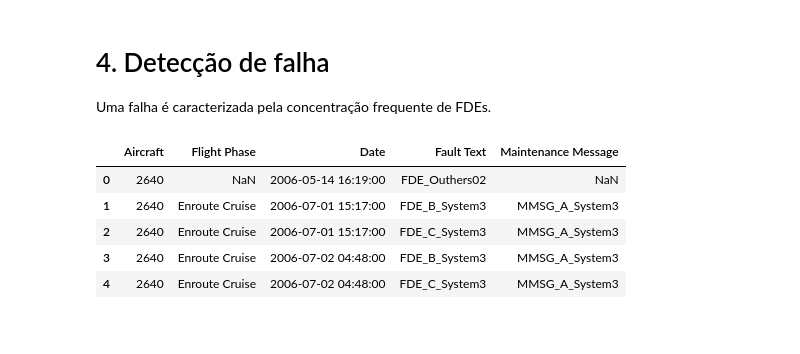
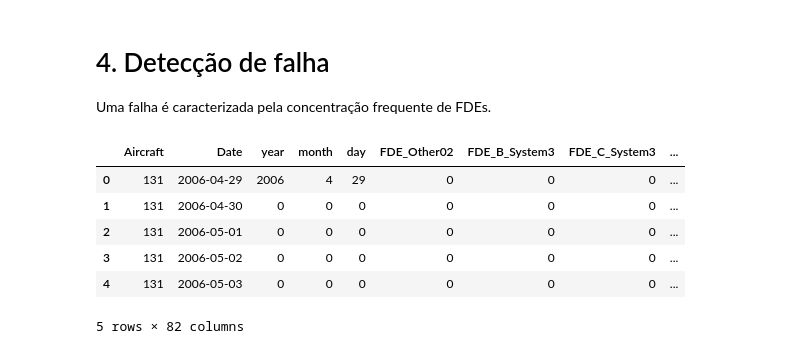
Before and after one commit to marcellyhc/CAP---394-Introdution-to-Data-Science, a Jupyter notebook: v01_TrabalhoFinal_DataScience.ipynb, the cells around one changed output. Saved outputs shown, nothing was run; the diff lists cells and outputs as text; code cells hidden in the pictures.

```diff
--- a/v01_TrabalhoFinal_DataScience.ipynb
+++ b/v01_TrabalhoFinal_DataScience.ipynb
@@ -228,3 +250,30 @@ df_FDE_All = df_FDE_All.fillna(0)
+# %%
+# Preenche as datas faltantes
+
+df_FDE_All['Date'] = pd.to_datetime(df_FDE_All.Date)
+
+df_FDE_All = df_FDE_All.set_index('Date')
+
+df_FDE_All = df_FDE_All.groupby('Aircraft').resample('d')['year', 'month', 'day', 'FDE_Other02', 'FDE_B_System3',
+       'FDE_C_System3', 'FDE_C_System4', 'FDE_B_System4', 'FDE_G_System3',
+       'FDE_E_System4', 'FDE_A_System4', 'FDE_F_System4', 'FDE_G_System4',
+       'FDE_F_System3', 'FDE_E_System1', 'FDE_A_System1', 'FDE_A_System3',
+       'FDE_D_System3', 'FDE_Other10', 'FDE_Other11', 'FDE_Other12',
+       'FDE_G_System2', 'FDE_Other03', 'FDE_Other00', 'FDE_Other04',
+       'FDE_E_System3', 'FDE_Other01', 'FDE_G_System1', 'FDE_F_System1',
+       'FDE_Other09', 'FDE_Other05', 'FDE_D_System4', 'FDE_H_System4',
+       'FDE_H_System1', 'FDE_C_System2', 'FDE_B_System2', 'FDE_D_System1',
+       'FDE_D_System2', 'FDE_Other06', 'FDE_K_System1', 'FDE_K_System4',
+       'FDE_K_System2', 'FDE_Q_System3', 'FDE_C_System1', 'FDE_A_System2',
+       'FDE_E_System2', 'FDE_H_System3', 'FDE_M_System3', 'FDE_F_System2',
+       'FDE_Other18', 'FDE_B_System1', 'FDE_Other17', 'FDE_J_System3',
+       'FDE_Other16', 'FDE_Other20', 'FDE_Other21', 'FDE_I_System2',
+       'FDE_I_System3', 'FDE_N_System2', 'FDE_H_System2', 'FDE_P_System3',
+       'FDE_Other15', 'FDE_Other07', 'FDE_Other08', 'FDE_M_System1',
+       'FDE_N_System1', 'FDE_Other13', 'FDE_I_System1', 'FDE_M_System4',
+       'FDE_N_System4', 'FDE_M_System2', 'FDE_Other19', 'FDE_J_System4',
+       'FDE_Other14', 'FDE_P_System4', 'FDE_O_System2', 'FDE_O_System3',
+       'FDE_J_System2', 'FDE_L_System1', 'FDE_J_System1'].asfreq().fillna(0).astype(int).reset_index()
 # %%
 # Exibir o cabeçalho do dataframe
 
@@ -566,11 +658,12 @@ Uma falha é caracterizada pela concentração frequente de FDEs.
 # %%
 # Exibir o cabeçalho do dataframe
 
-df_Failure.head()
+df_FDE_All.head()
 # %% [output]
-|  | Aircraft | Flight Phase | Date | Fault Text | Maintenance Message |
-| 0 | 2640 | NaN | 2006-05-14 16:19:00 | FDE_Outhers02 | NaN |
-| 1 | 2640 | Enroute Cruise | 2006-07-01 15:17:00 | FDE_B_System3 | MMSG_A_System3 |
-| 2 | 2640 | Enroute Cruise | 2006-07-01 15:17:00 | FDE_C_System3 | MMSG_A_System3 |
-| 3 | 2640 | Enroute Cruise | 2006-07-02 04:48:00 | FDE_B_System3 | MMSG_A_System3 |
-| 4 | 2640 | Enroute Cruise | 2006-07-02 04:48:00 | FDE_C_System3 | MMSG_A_System3 |
+|  | Aircraft | Date | year | month | day | FDE_Other02 | FDE_B_System3 | FDE_C_System3 | ... |
+| 0 | 131 | 2006-04-29 | 2006 | 4 | 29 | 0 | 0 | 0 | ... |
+| 1 | 131 | 2006-04-30 | 0 | 0 | 0 | 0 | 0 | 0 | ... |
+| 2 | 131 | 2006-05-01 | 0 | 0 | 0 | 0 | 0 | 0 | ... |
+| 3 | 131 | 2006-05-02 | 0 | 0 | 0 | 0 | 0 | 0 | ... |
+| 4 | 131 | 2006-05-03 | 0 | 0 | 0 | 0 | 0 | 0 | ... |
+5 rows × 82 columns
```
Also changed, not shown: parts of 24 cells of this notebook, 1 other file.
